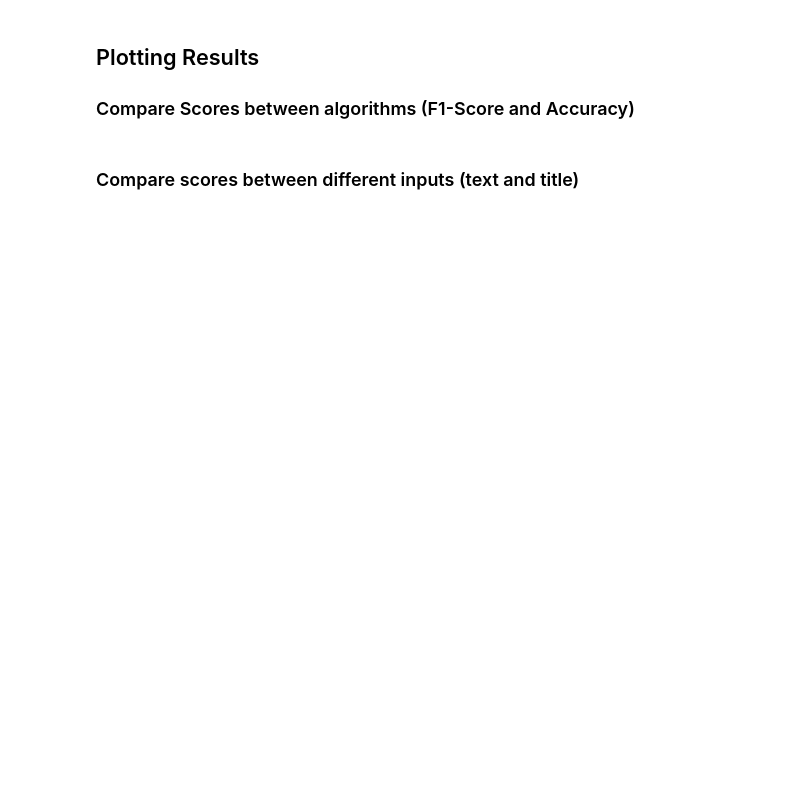
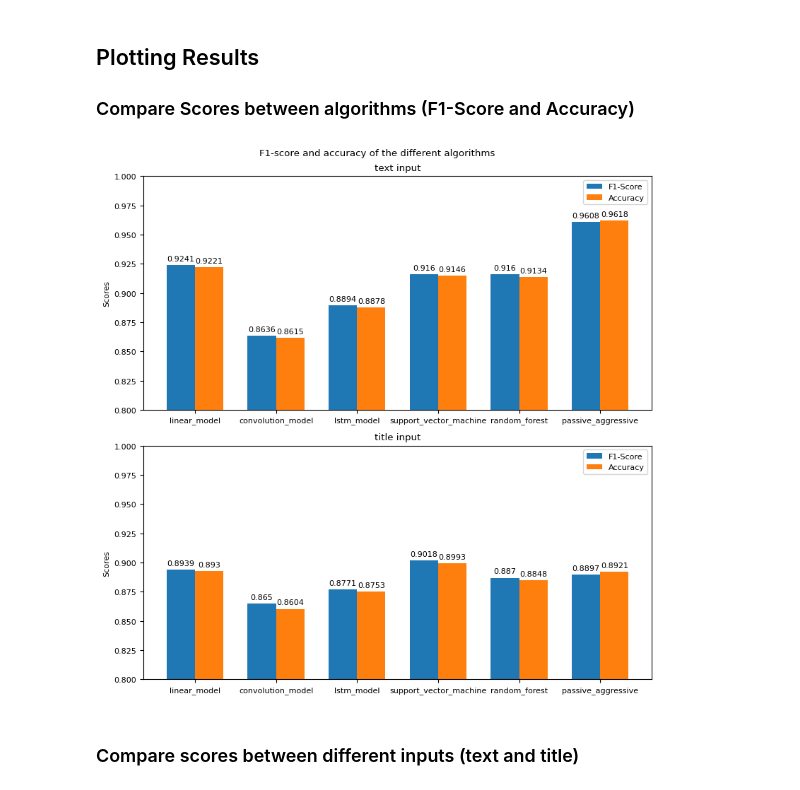
Before and after one commit to StellaLukasser/AIR, a Jupyter notebook: A3.ipynb, the cells around one changed output. Drawn from its saved outputs; the diff is of its cells as text; code cells hidden in the pictures; blank space fills up the shorter version.

```diff
--- a/A3.ipynb
+++ b/A3.ipynb
@@ -655,7 +655,7 @@ def train_and_evaluate(train_dataloader, test_dataloader, model, loss_fn, optimi
 # %%
-class SimpleLinearModel(nn.Module):
+class LinearModel(nn.Module):
     def __init__(self):
-        super(SimpleLinearModel, self).__init__()
+        super(LinearModel, self).__init__()
         self.fc1 = nn.Linear(embed_dim, 128)
         self.fc2 = nn.Linear(128, 64)
         self.fc3 = nn.Linear(64, 32)
@@ -668,20 +668,20 @@ class SimpleLinearModel(nn.Module):
         x = self.relu(self.fc3(x))
         return torch.sigmoid(self.fc4(x))
 
-model = SimpleLinearModel().to(device)
+model = LinearModel().to(device)
 
 loss_fn = nn.BCELoss()
 optimizer = torch.optim.Adam(model.parameters())
 
 r = train_and_evaluate(train_dataloader_title, test_dataloader_title, model, loss_fn, optimizer)
-results["simple_linear_model"] = {}
-results["simple_linear_model"]["title"] = createDictElement(r)
+results["linear_model"] = {}
+results["linear_model"]["title"] = createDictElement(r)
 
-model = SimpleLinearModel().to(device)
+model = LinearModel().to(device)
 loss_fn = nn.BCELoss()
 optimizer = torch.optim.Adam(model.parameters())
 
 r = train_and_evaluate(train_dataloader_text, test_dataloader_text, model, loss_fn, optimizer)
-results["simple_linear_model"]["text"] = createDictElement(r)
+results["linear_model"]["text"] = createDictElement(r)
 # %% [output]
 Epoch 1: ------------------------------------------------------------------------------------------------------------------------
@@ -706,7 +706,7 @@ loss: 0.2151    f1: 0.9188    accuracy: 0.9194    precision: 0.9273    recall: 0
 # %%
-class SimpleConvolutionModel(nn.Module):
+class ConvolutionModel(nn.Module):
     def __init__(self):
-        super(SimpleConvolutionModel, self).__init__()
+        super(ConvolutionModel, self).__init__()
         self.fc1 = nn.Linear(embed_dim, 100)
         self.conv = nn.Conv2d(in_channels=100, out_channels=100, kernel_size=3, stride=1, padding=1)
         self.relu = nn.ReLU()
@@ -723,21 +723,21 @@ class SimpleConvolutionModel(nn.Module):
         return x
 
 
-model = SimpleConvolutionModel().to(device)
+model = ConvolutionModel().to(device)
 
 loss_fn = nn.CrossEntropyLoss()
 optimizer = torch.optim.SGD(model.parameters(), lr=0.01)
-results["simple_convolution_model"] = {}
+results["convolution_model"] = {}
 
 r = train_and_evaluate(train_dataloader_title, test_dataloader_title, model, loss_fn, optimizer)
-results["simple_convolution_model"]["title"] = createDictElement(r)
+results["convolution_model"]["title"] = createDictElement(r)
 
-model = SimpleConvolutionModel().to(device)
+model = ConvolutionModel().to(device)
 
 loss_fn = nn.CrossEntropyLoss()
 optimizer = torch.optim.SGD(model.parameters(), lr=0.01)
 #
 r = train_and_evaluate(train_dataloader_text, test_dataloader_text, model, loss_fn, optimizer)
-results["simple_convolution_model"]["text"] = createDictElement(r)
+results["convolution_model"]["text"] = createDictElement(r)
 # %% [output]
 Epoch 1: ------------------------------------------------------------------------------------------------------------------------
@@ -996,38 +1036,40 @@ plt.savefig("figures/num_of_occurrences")
 matplotlib.rcParams.update({'font.size': 8})
 fig, ax = plt.subplots(2, figsize=(8,8))
 plt.suptitle("F1-score and accuracy of the different algorithms")
-width = 0.3  # the width of the bars
+width = 0.35  # the width of the bars
 
 def setSubplots1(input, axis_x):
     ax[axis_x].set_ylim(0.8, 1.0)
     algorithms = []
     f1s = []
     accs = []
     for element in results:
         algorithms.append(element)
         f1s.append(round(results[element][input]["f1_score"],4))
         accs.append(round(results[element][input]["accuracy"],4))
 
     x = np.arange(len(algorithms))  # the label locations
 
     rects1 = ax[axis_x].bar(x - width/2, f1s, width, label='F1-Score')
     rects2 = ax[axis_x].bar(x + width/2, accs, width, label='Accuracy')
 
     # Add some text for labels, title and custom x-axis tick labels, etc.
     ax[axis_x].set_ylabel('Scores')
     ax[axis_x].set_title(input + ' input')
     ax[axis_x].set_xticks(x, algorithms)
     ax[axis_x].legend()
 
     ax[axis_x].bar_label(rects1, padding=3)
     ax[axis_x].bar_label(rects2, padding=3)
 
 setSubplots1("text", 0)
 setSubplots1("title", 1)
 
 fig.tight_layout()
 
 plt.savefig("figures/Comparison_algorithms")
+# %% [output]
+[figure, added]
 # %% [markdown]
 ### Compare scores between different inputs (text and title)
 # %%
```
Also changed, not shown: parts of 16 cells of this notebook, 7 other files.
